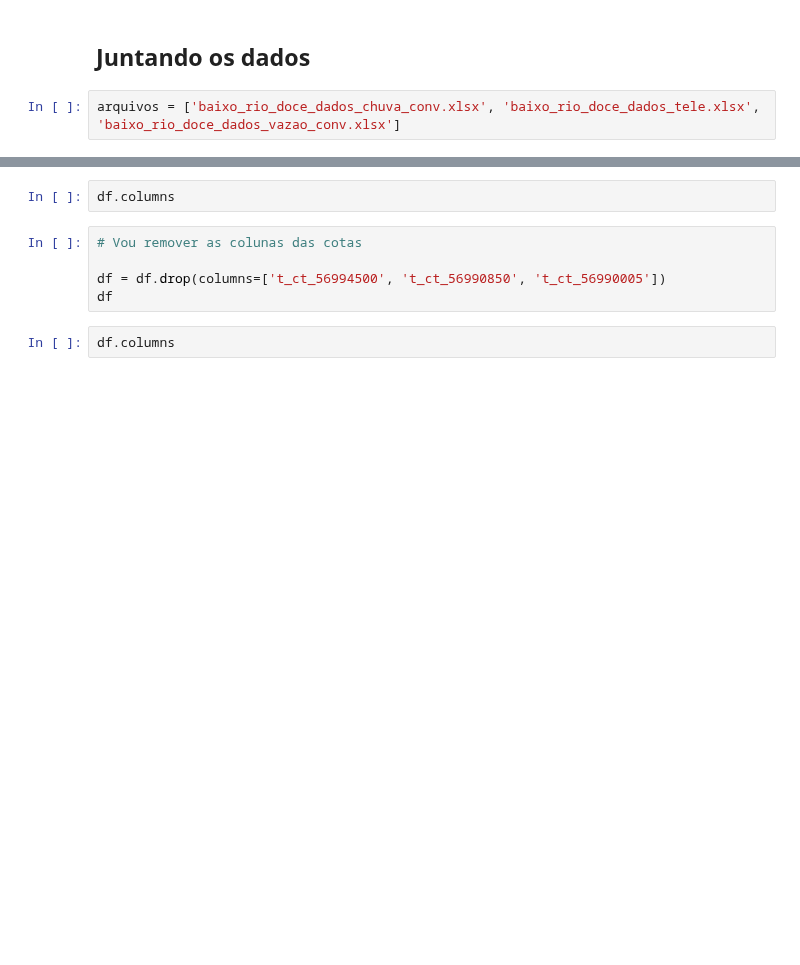
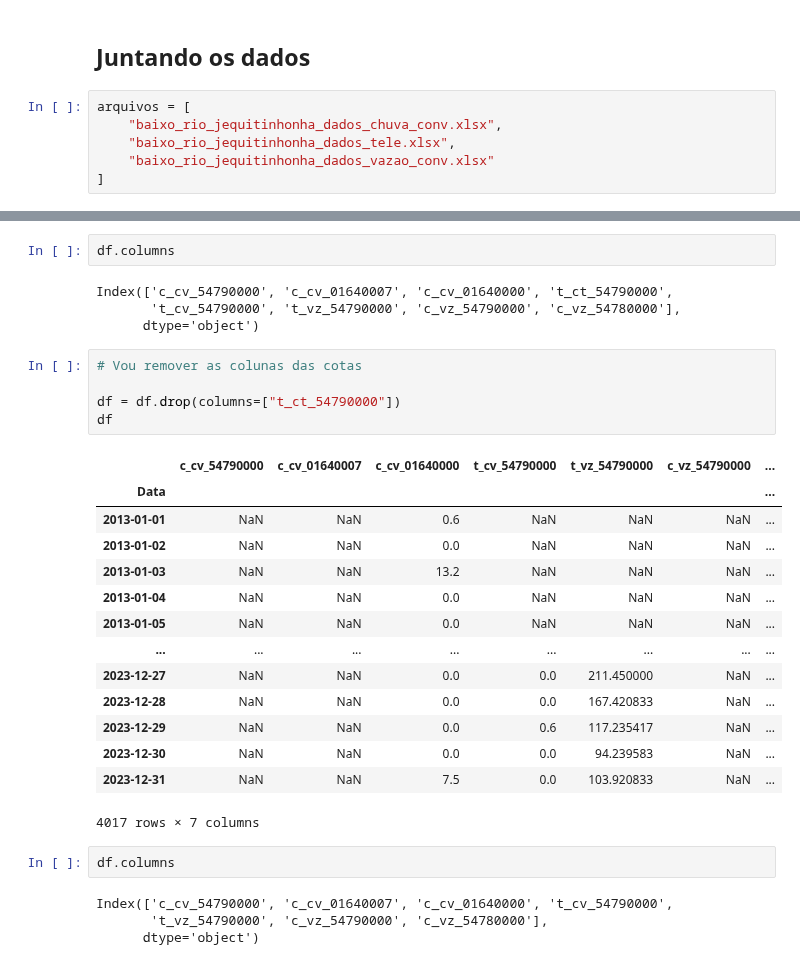
Before and after one commit to wasf84/pgmc-mestrado, a Jupyter notebook: dissertacao/bacia_jequitinhonha/download_ajuste_dados.ipynb, the cells around one changed output, grey strips where cells are left out. Saved outputs shown, nothing was run; the diff lists cells and outputs as text; blank space fills up the shorter version.

```diff
--- a/dissertacao/bacia_jequitinhonha/download_ajuste_dados.ipynb
+++ b/dissertacao/bacia_jequitinhonha/download_ajuste_dados.ipynb
@@ -716,7 +740,11 @@ gerar_dados_conv(
 # %% [markdown]
 ## Juntando os dados
 # %%
-arquivos = ['baixo_rio_doce_dados_chuva_conv.xlsx', 'baixo_rio_doce_dados_tele.xlsx', 'baixo_rio_doce_dados_vazao_conv.xlsx']
+arquivos = [
+    "baixo_rio_jequitinhonha_dados_chuva_conv.xlsx",
+    "baixo_rio_jequitinhonha_dados_tele.xlsx",
+    "baixo_rio_jequitinhonha_dados_vazao_conv.xlsx"
+]
 # %%
 # Vou fazer a carga primeiro dos dados telemétricos, porque é onde tem mais informação de uma única vez.
 # Depois concateno os outros arquivos. Mas a ordem tanto faz aqui, só estipulei assim porque acho melhor
@@ -731,12 +774,35 @@ df
 # %%
 df.columns
+# %% [output]
+Index(['c_cv_54790000', 'c_cv_01640007', 'c_cv_01640000', 't_ct_54790000',
+       't_cv_54790000', 't_vz_54790000', 'c_vz_54790000', 'c_vz_54780000'],
+      dtype='object')
 # %%
 # Vou remover as colunas das cotas
 
-df = df.drop(columns=['t_ct_56994500', 't_ct_56990850', 't_ct_56990005'])
+df = df.drop(columns=["t_ct_54790000"])
 df
+# %% [output]
+|  | c_cv_54790000 | c_cv_01640007 | c_cv_01640000 | t_cv_54790000 | t_vz_54790000 | c_vz_54790000 | ... |
+| Data |  |  |  |  |  |  | ... |
+| 2013-01-01 | NaN | NaN | 0.6 | NaN | NaN | NaN | ... |
+| 2013-01-02 | NaN | NaN | 0.0 | NaN | NaN | NaN | ... |
+| 2013-01-03 | NaN | NaN | 13.2 | NaN | NaN | NaN | ... |
+| 2013-01-04 | NaN | NaN | 0.0 | NaN | NaN | NaN | ... |
+| 2013-01-05 | NaN | NaN | 0.0 | NaN | NaN | NaN | ... |
+| ... | ... | ... | ... | ... | ... | ... | ... |
+| 2023-12-27 | NaN | NaN | 0.0 | 0.0 | 211.450000 | NaN | ... |
+| 2023-12-28 | NaN | NaN | 0.0 | 0.0 | 167.420833 | NaN | ... |
+| 2023-12-29 | NaN | NaN | 0.0 | 0.6 | 117.235417 | NaN | ... |
+| 2023-12-30 | NaN | NaN | 0.0 | 0.0 | 94.239583 | NaN | ... |
+| 2023-12-31 | NaN | NaN | 7.5 | 0.0 | 103.920833 | NaN | ... |
+4017 rows × 7 columns
 # %%
 df.columns
+# %% [output]
+Index(['c_cv_54790000', 'c_cv_01640007', 'c_cv_01640000', 't_cv_54790000',
+       't_vz_54790000', 'c_vz_54790000', 'c_vz_54780000'],
+      dtype='object')
 # %%
 # Fazendo o merge das colunas de vazão que são correspondentes à mesma estação
 # Acontece que existem gaps entre os dados, o que é estranho, porque a estação telemétrica tem dados que a convencional não tem e vice-versa.
```
Also changed, not shown: parts of 20 cells of this notebook, 12 other files.
